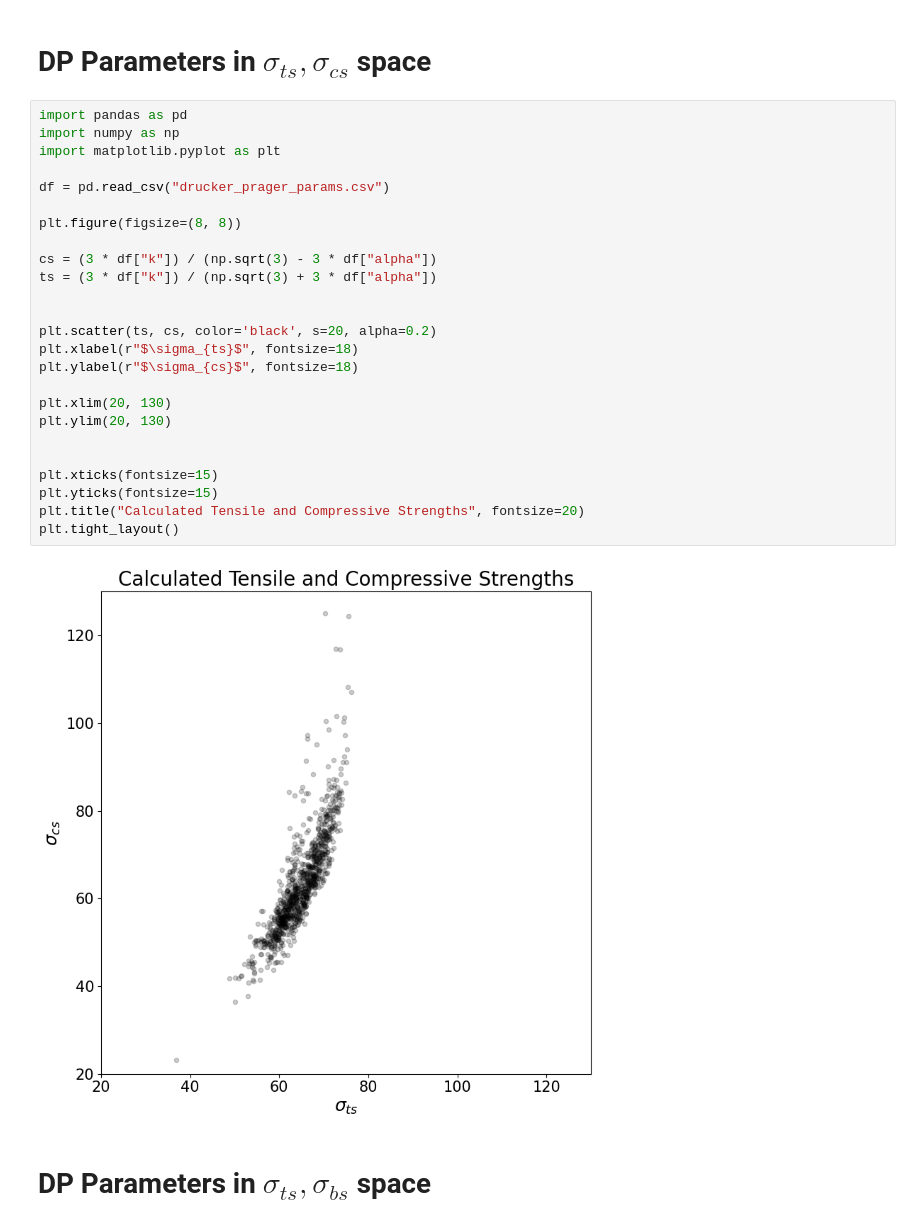
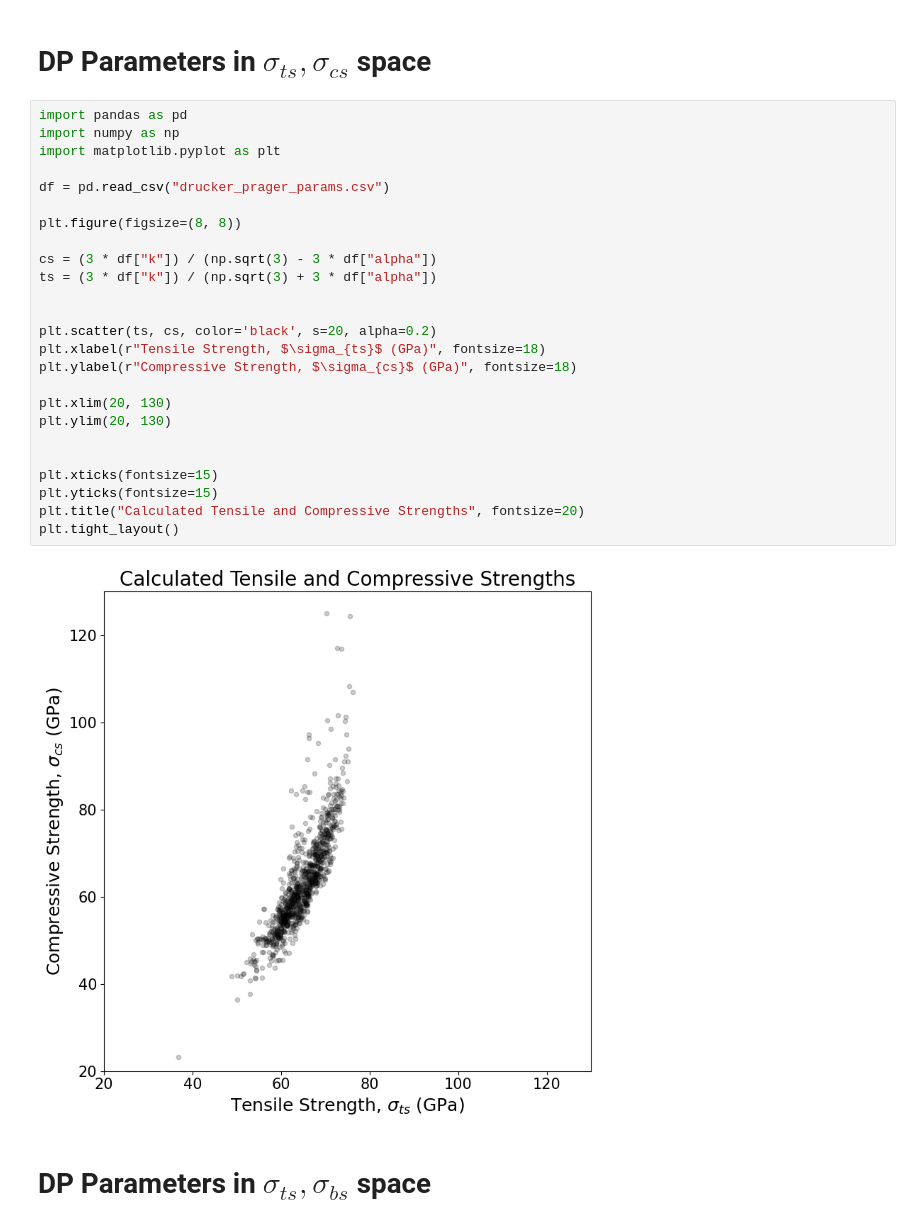
Before and after one commit to abon11/Graphene_Strength_Surface, a Jupyter notebook: sandbox.ipynb, the cells around one changed output. Cells and saved outputs as stored; diff of their text form.

Commit message:
added 'GPa' to plot axes

```diff
--- a/sandbox.ipynb
+++ b/sandbox.ipynb
@@ -184,30 +184,30 @@ plt.tight_layout()
 # %%
 import pandas as pd
 import numpy as np
 import matplotlib.pyplot as plt
 
 df = pd.read_csv("drucker_prager_params.csv")
 
 plt.figure(figsize=(8, 8))
 
 cs = (3 * df["k"]) / (np.sqrt(3) - 3 * df["alpha"])
 ts = (3 * df["k"]) / (np.sqrt(3) + 3 * df["alpha"])
 
 
 plt.scatter(ts, cs, color='black', s=20, alpha=0.2)
-plt.xlabel(r"$\sigma_{ts}$", fontsize=18)
-plt.ylabel(r"$\sigma_{cs}$", fontsize=18)
+plt.xlabel(r"Tensile Strength, $\sigma_{ts}$ (GPa)", fontsize=18)
+plt.ylabel(r"Compressive Strength, $\sigma_{cs}$ (GPa)", fontsize=18)
 
 plt.xlim(20, 130)
 plt.ylim(20, 130)
 
 
 plt.xticks(fontsize=15)
 plt.yticks(fontsize=15)
 plt.title("Calculated Tensile and Compressive Strengths", fontsize=20)
 plt.tight_layout()
 # %% [output]
-[figure, old version]
+[figure, new version]
 # %% [markdown]
 # DP Parameters in $\sigma_{ts}, \sigma_{bs}$ space
 # %%
```
Also changed, not shown: parts of 1 cell of this notebook, 4 other files.
